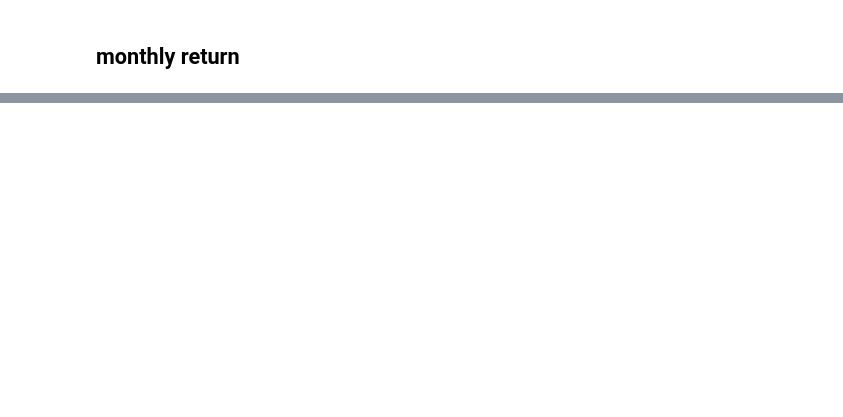
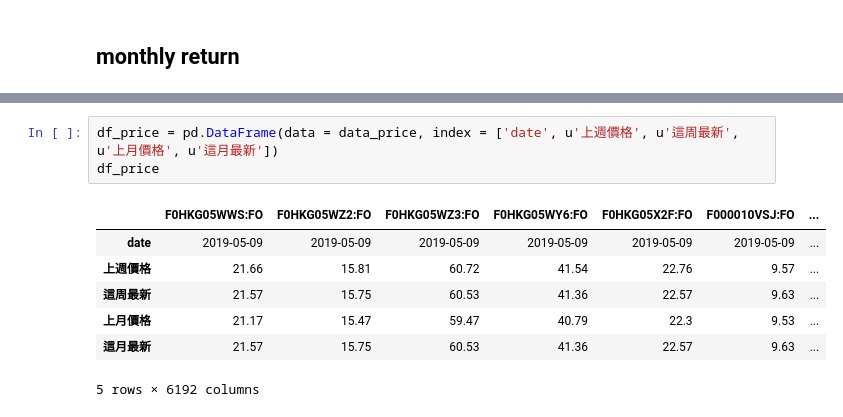
Before and after one commit to satai1919/Fintech_textmining_machinelearning, a Jupyter notebook: final project/final.ipynb, the cells around one changed output, grey strips where cells are left out. Cells and saved outputs as stored; diff of their text form; blank space fills up the shorter version.

```diff
--- a/final project/final.ipynb
+++ b/final project/final.ipynb
@@ -212 +240,12 @@ df_month_ret
 24 rows × 6192 columns
+# %%
+df_price = pd.DataFrame(data = data_price, index = ['date', u'上週價格', u'這周最新', u'上月價格', u'這月最新'])
+df_price
+# %% [output]
+|  | F0HKG05WWS:FO | F0HKG05WZ2:FO | F0HKG05WZ3:FO | F0HKG05WY6:FO | F0HKG05X2F:FO | F000010VSJ:FO | ... |
+| date | 2019-05-09 | 2019-05-09 | 2019-05-09 | 2019-05-09 | 2019-05-09 | 2019-05-09 | ... |
+| 上週價格 | 21.66 | 15.81 | 60.72 | 41.54 | 22.76 | 9.57 | ... |
+| 這周最新 | 21.57 | 15.75 | 60.53 | 41.36 | 22.57 | 9.63 | ... |
+| 上月價格 | 21.17 | 15.47 | 59.47 | 40.79 | 22.3 | 9.53 | ... |
+| 這月最新 | 21.57 | 15.75 | 60.53 | 41.36 | 22.57 | 9.63 | ... |
+5 rows × 6192 columns
```
Also changed, not shown: parts of 8 cells of this notebook.
